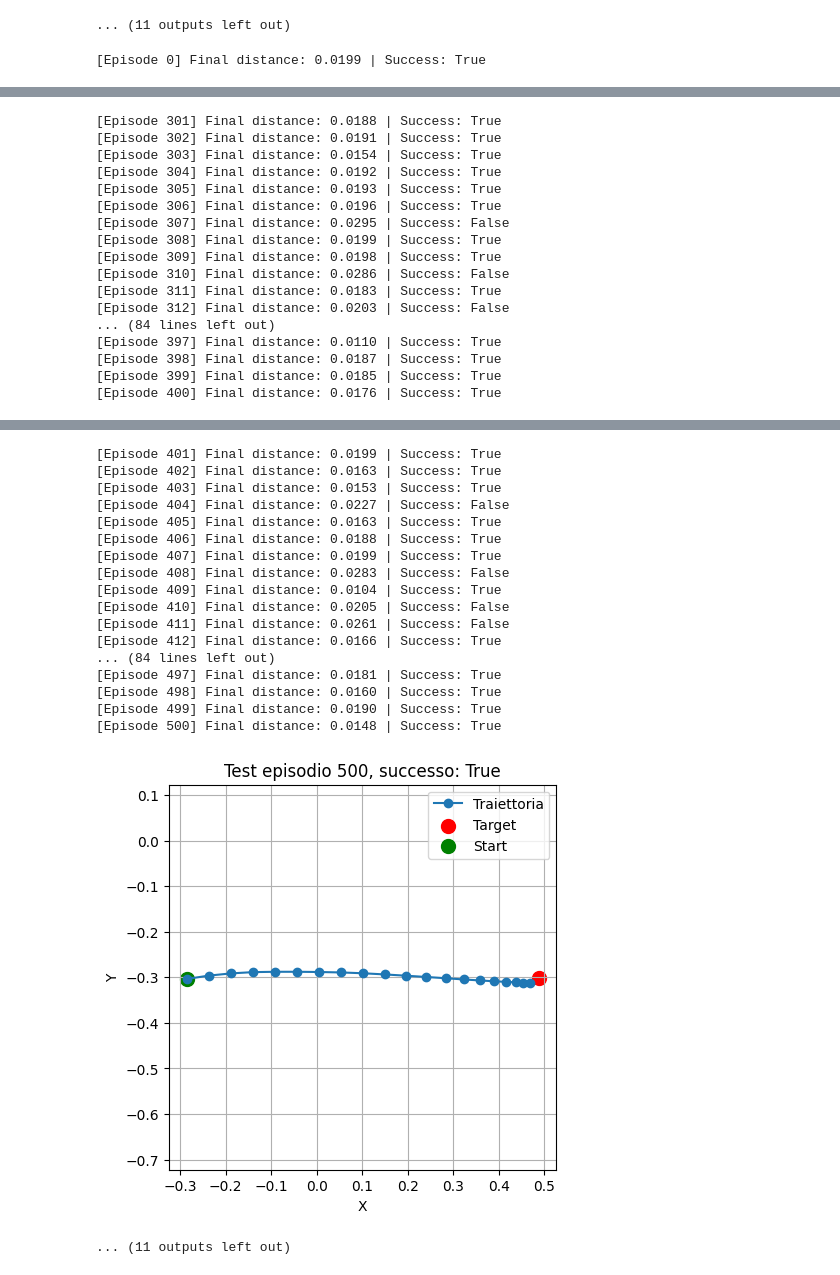
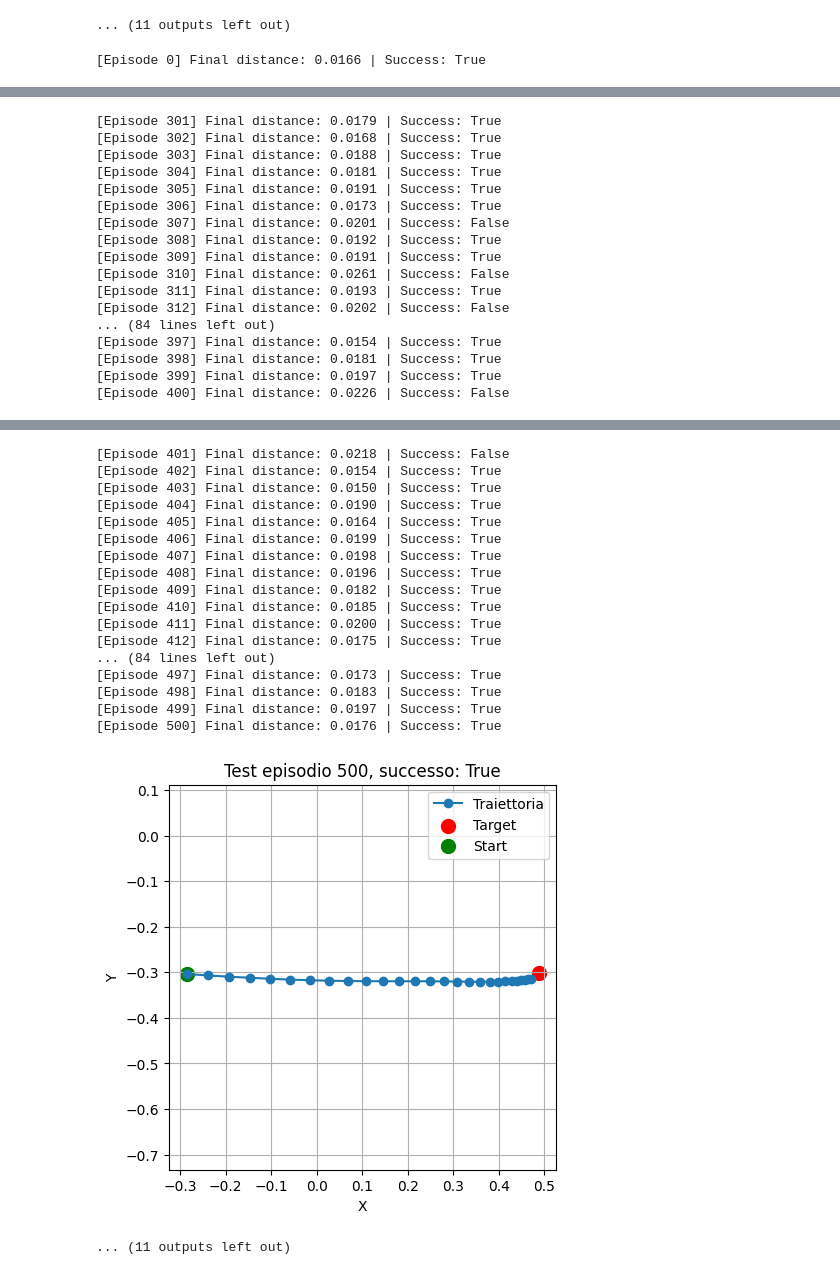
Before and after one commit to EdoardoZappia/RL_tracking, a Jupyter notebook: ppo.ipynb, the cells around one changed output, grey strips where cells are left out. Cells and saved outputs as stored; diff of their text form; code cells hidden in the pictures.

```diff
--- a/ppo.ipynb
+++ b/ppo.ipynb
@@ -856,7 +856,7 @@ def test_ppo_agent(agent, env=None, num_episodes=1001, tolerance=0.02):
             trajectory.append(state[:2].detach().numpy())
             target_trajectory.append(state[2:4].detach().numpy())
             with torch.no_grad():
-                mu, sigma = agent.actor(state, training=False)  # No noise at test time
+                mu, sigma = agent.actor(state, training=True)  # No noise at test time
                 action = mu  # Greedy action (no sampling)
             next_state, _, done, truncated, _, _ = env.step(action.numpy())
             next_state = torch.tensor(next_state, dtype=torch.float32)
@@ -895,7 +895,7 @@ def test_ppo_agent(agent, env=None, num_episodes=1001, tolerance=0.02):
 
 
 if __name__ == "__main__":
-    checkpoint_path = "runs/ppo_run_noise_only_target20250413_125929/checkpoint_ep10000.pth"
+    checkpoint_path = "runs/ppo_run_noise20250413_142805/checkpoint_ep10000.pth"
     env = TrackingEnv()
     state_dim = env.observation_space.shape[0]
     action_dim = env.action_space.shape[0]
@@ -903,4 +903,4 @@ if __name__ == "__main__":
     agent = load_ppo_agent(checkpoint_path, state_dim, action_dim)
     test_ppo_agent(agent, env=env)
 # %% [output]
-[Episode 0] Final distance: 0.0199 | Success: True
+[Episode 0] Final distance: 0.0166 | Success: True
@@ -962,17 +962,17 @@ if __name__ == "__main__":
-[Episode 301] Final distance: 0.0188 | Success: True
-[Episode 302] Final distance: 0.0191 | Success: True
-[Episode 303] Final distance: 0.0154 | Success: True
-[Episode 304] Final distance: 0.0192 | Success: True
-[Episode 305] Final distance: 0.0193 | Success: True
-[Episode 306] Final distance: 0.0196 | Success: True
-[Episode 307] Final distance: 0.0295 | Success: False
-[Episode 308] Final distance: 0.0199 | Success: True
-[Episode 309] Final distance: 0.0198 | Success: True
-[Episode 310] Final distance: 0.0286 | Success: False
-[Episode 311] Final distance: 0.0183 | Success: True
-[Episode 312] Final distance: 0.0203 | Success: False
+[Episode 301] Final distance: 0.0179 | Success: True
+[Episode 302] Final distance: 0.0168 | Success: True
+[Episode 303] Final distance: 0.0188 | Success: True
+[Episode 304] Final distance: 0.0181 | Success: True
+[Episode 305] Final distance: 0.0191 | Success: True
+[Episode 306] Final distance: 0.0173 | Success: True
+[Episode 307] Final distance: 0.0201 | Success: False
+[Episode 308] Final distance: 0.0192 | Success: True
+[Episode 309] Final distance: 0.0191 | Success: True
+[Episode 310] Final distance: 0.0261 | Success: False
+[Episode 311] Final distance: 0.0193 | Success: True
+[Episode 312] Final distance: 0.0202 | Success: False
 ... (84 lines left out)
-[Episode 397] Final distance: 0.0110 | Success: True
-[Episode 398] Final distance: 0.0187 | Success: True
-[Episode 399] Final distance: 0.0185 | Success: True
-[Episode 400] Final distance: 0.0176 | Success: True
+[Episode 397] Final distance: 0.0154 | Success: True
+[Episode 398] Final distance: 0.0181 | Success: True
+[Episode 399] Final distance: 0.0197 | Success: True
+[Episode 400] Final distance: 0.0226 | Success: False
@@ -980,19 +980,19 @@ if __name__ == "__main__":
-[Episode 401] Final distance: 0.0199 | Success: True
-[Episode 402] Final distance: 0.0163 | Success: True
-[Episode 403] Final distance: 0.0153 | Success: True
-[Episode 404] Final distance: 0.0227 | Success: False
-[Episode 405] Final distance: 0.0163 | Success: True
-[Episode 406] Final distance: 0.0188 | Success: True
-[Episode 407] Final distance: 0.0199 | Success: True
-[Episode 408] Final distance: 0.0283 | Success: False
-[Episode 409] Final distance: 0.0104 | Success: True
-[Episode 410] Final distance: 0.0205 | Success: False
-[Episode 411] Final distance: 0.0261 | Success: False
-[Episode 412] Final distance: 0.0166 | Success: True
+[Episode 401] Final distance: 0.0218 | Success: False
+[Episode 402] Final distance: 0.0154 | Success: True
+[Episode 403] Final distance: 0.0150 | Success: True
+[Episode 404] Final distance: 0.0190 | Success: True
+[Episode 405] Final distance: 0.0164 | Success: True
+[Episode 406] Final distance: 0.0199 | Success: True
+[Episode 407] Final distance: 0.0198 | Success: True
+[Episode 408] Final distance: 0.0196 | Success: True
+[Episode 409] Final distance: 0.0182 | Success: True
+[Episode 410] Final distance: 0.0185 | Success: True
+[Episode 411] Final distance: 0.0200 | Success: True
+[Episode 412] Final distance: 0.0175 | Success: True
 ... (84 lines left out)
-[Episode 497] Final distance: 0.0181 | Success: True
-[Episode 498] Final distance: 0.0160 | Success: True
-[Episode 499] Final distance: 0.0190 | Success: True
-[Episode 500] Final distance: 0.0148 | Success: True
+[Episode 497] Final distance: 0.0173 | Success: True
+[Episode 498] Final distance: 0.0183 | Success: True
+[Episode 499] Final distance: 0.0197 | Success: True
+[Episode 500] Final distance: 0.0176 | Success: True
-[figure, old version]
+[figure, new version]
 ... (11 outputs left out)
```
Also changed, not shown: parts of 1 cell of this notebook, 2 other files.
